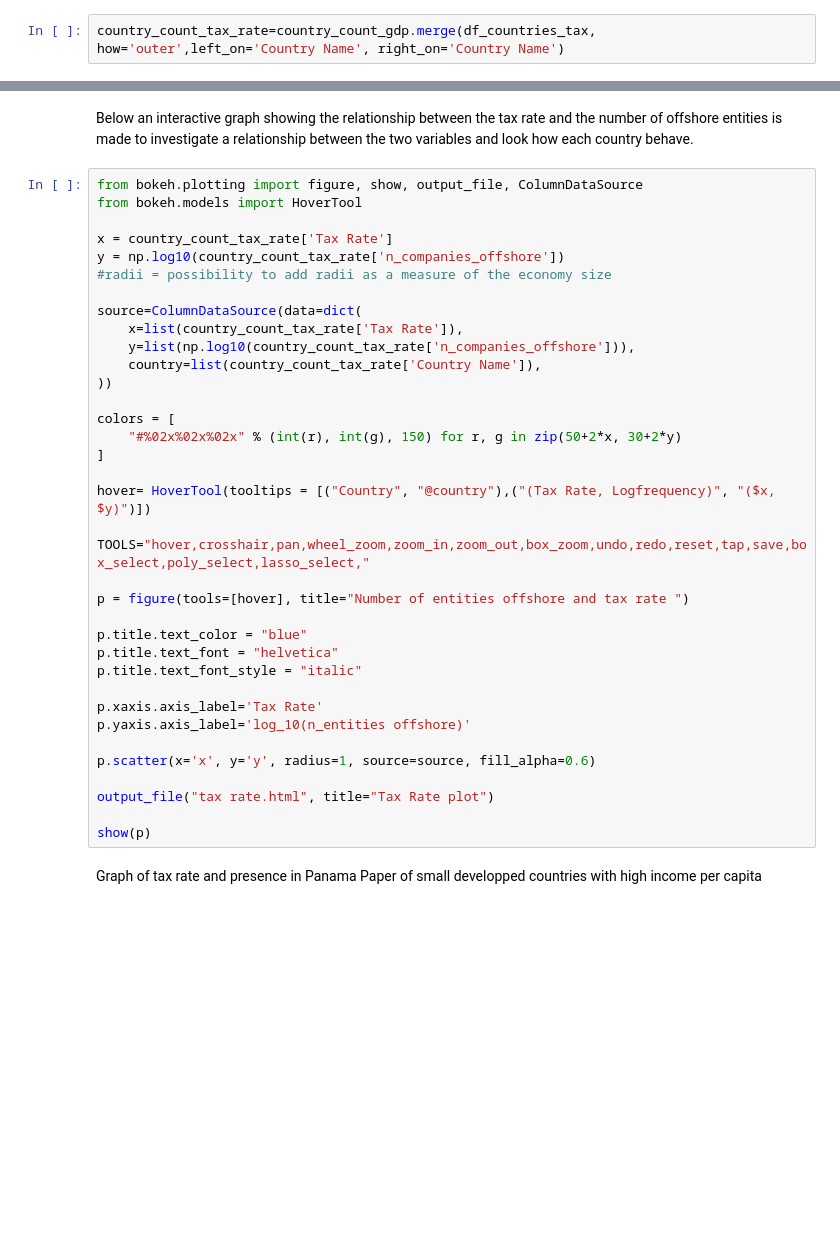
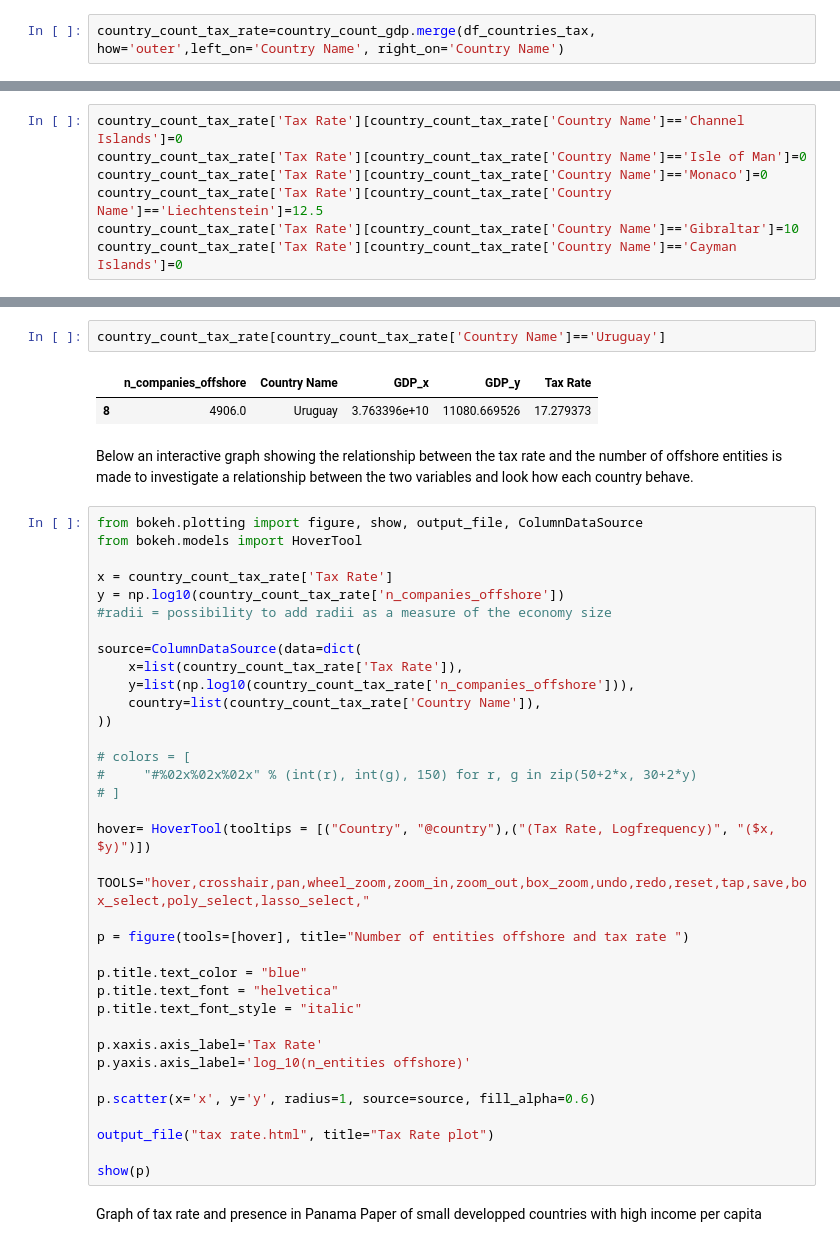
Before and after one commit to eddieshengyuwang/project_ada_akbar, a Jupyter notebook: work_in_progress/Gianluca.ipynb, the cells around one changed output, grey strips where cells are left out. Saved outputs shown, nothing was run; the diff lists cells and outputs as text; blank space fills up the shorter version.

```diff
--- a/work_in_progress/Gianluca.ipynb
+++ b/work_in_progress/Gianluca.ipynb
@@ -242,0 +264,7 @@ sns.jointplot(country_count_tax_rate['Tax Rate'],np.log10(country_count_tax_rate
+# %%
+country_count_tax_rate['Tax Rate'][country_count_tax_rate['Country Name']=='Channel Islands']=0
+country_count_tax_rate['Tax Rate'][country_count_tax_rate['Country Name']=='Isle of Man']=0
+country_count_tax_rate['Tax Rate'][country_count_tax_rate['Country Name']=='Monaco']=0
+country_count_tax_rate['Tax Rate'][country_count_tax_rate['Country Name']=='Liechtenstein']=12.5
+country_count_tax_rate['Tax Rate'][country_count_tax_rate['Country Name']=='Gibraltar']=10
+country_count_tax_rate['Tax Rate'][country_count_tax_rate['Country Name']=='Cayman Islands']=0
@@ -243,3 +289,8 @@ sns.jointplot(country_count_tax_rate['Tax Rate'],np.log10(country_count_tax_rate
+# %%
+country_count_tax_rate[country_count_tax_rate['Country Name']=='Uruguay']
+# %% [output]
+|  | n_companies_offshore | Country Name | GDP_x | GDP_y | Tax Rate |
+| 8 | 4906.0 | Uruguay | 3.763396e+10 | 11080.669526 | 17.279373 |
 # %% [markdown]
 Below an interactive graph showing the relationship between the tax rate and the number of offshore entities is made to investigate a relationship between the two variables and look how each country behave.
 # %%
@@ -256,9 +307,9 @@ source=ColumnDataSource(data=dict(
     country=list(country_count_tax_rate['Country Name']),
 ))
 
-colors = [
-    "#%02x%02x%02x" % (int(r), int(g), 150) for r, g in zip(50+2*x, 30+2*y)
-]
+# colors = [
+#     "#%02x%02x%02x" % (int(r), int(g), 150) for r, g in zip(50+2*x, 30+2*y)
+# ]
 
 hover= HoverTool(tooltips = [("Country", "@country"),("(Tax Rate, Logfrequency)", "($x, $y)")])
 
```
Also changed, not shown: parts of 27 cells of this notebook, 1 other file.
